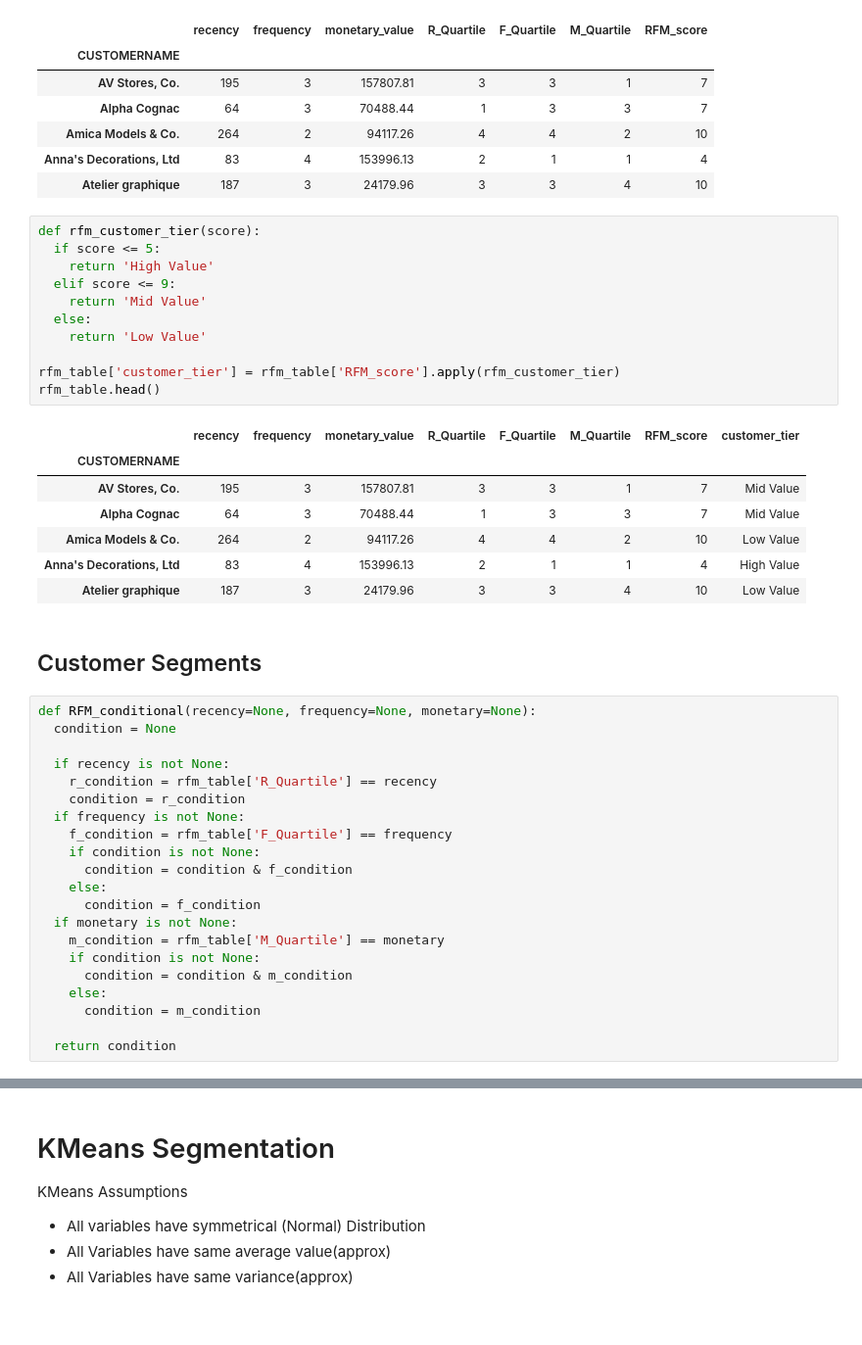
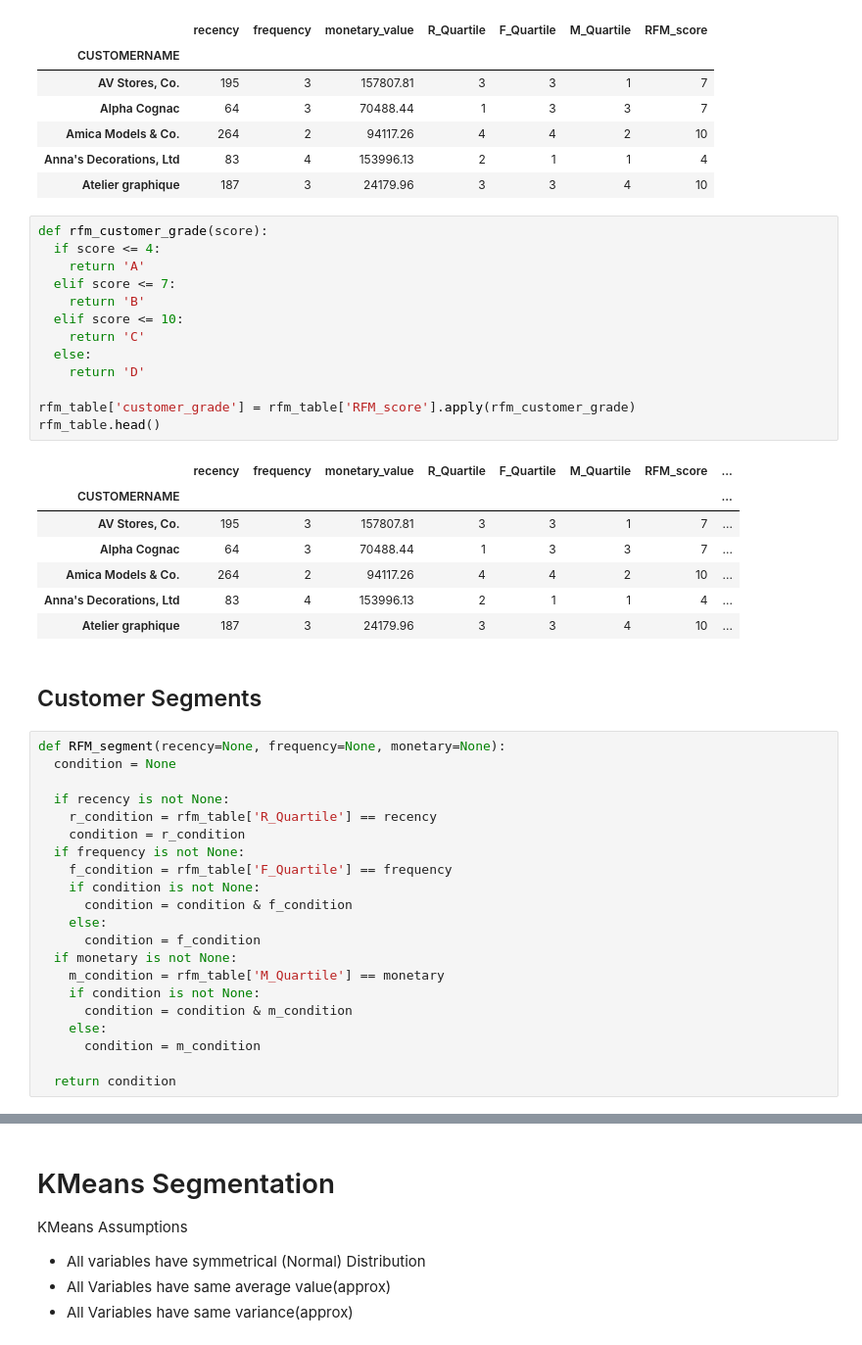
Before and after one commit to bundickm/Sales-Analysis-and-Dashboard, a Jupyter notebook: RFM_Analysis.ipynb, the cells around one changed output, grey strips where cells are left out. Shown: that part at 98% size. Saved outputs shown, nothing was run; the diff lists cells and outputs as text.

```diff
--- a/RFM_Analysis.ipynb
+++ b/RFM_Analysis.ipynb
@@ -149,28 +168,30 @@ rfm_table.head()
 | Anna's Decorations, Ltd | 83 | 4 | 153996.13 | 2 | 1 | 1 | 4 |
 | Atelier graphique | 187 | 3 | 24179.96 | 3 | 3 | 4 | 10 |
 # %%
-def rfm_customer_tier(score):
-  if score <= 5:
-    return 'High Value'
-  elif score <= 9:
-    return 'Mid Value'
+def rfm_customer_grade(score):
+  if score <= 4:
+    return 'A'
+  elif score <= 7:
+    return 'B'
+  elif score <= 10:
+    return 'C'
   else:
-    return 'Low Value'
+    return 'D'
 
-rfm_table['customer_tier'] = rfm_table['RFM_score'].apply(rfm_customer_tier)
+rfm_table['customer_grade'] = rfm_table['RFM_score'].apply(rfm_customer_grade)
 rfm_table.head()
 # %% [output]
-|  | recency | frequency | monetary_value | R_Quartile | F_Quartile | M_Quartile | RFM_score | customer_tier |
-| CUSTOMERNAME |  |  |  |  |  |  |  |  |
-| AV Stores, Co. | 195 | 3 | 157807.81 | 3 | 3 | 1 | 7 | Mid Value |
-| Alpha Cognac | 64 | 3 | 70488.44 | 1 | 3 | 3 | 7 | Mid Value |
-| Amica Models & Co. | 264 | 2 | 94117.26 | 4 | 4 | 2 | 10 | Low Value |
-| Anna's Decorations, Ltd | 83 | 4 | 153996.13 | 2 | 1 | 1 | 4 | High Value |
-| Atelier graphique | 187 | 3 | 24179.96 | 3 | 3 | 4 | 10 | Low Value |
+|  | recency | frequency | monetary_value | R_Quartile | F_Quartile | M_Quartile | RFM_score | ... |
+| CUSTOMERNAME |  |  |  |  |  |  |  | ... |
+| AV Stores, Co. | 195 | 3 | 157807.81 | 3 | 3 | 1 | 7 | ... |
+| Alpha Cognac | 64 | 3 | 70488.44 | 1 | 3 | 3 | 7 | ... |
+| Amica Models & Co. | 264 | 2 | 94117.26 | 4 | 4 | 2 | 10 | ... |
+| Anna's Decorations, Ltd | 83 | 4 | 153996.13 | 2 | 1 | 1 | 4 | ... |
+| Atelier graphique | 187 | 3 | 24179.96 | 3 | 3 | 4 | 10 | ... |
 # %% [markdown]
 ## Customer Segments
 # %%
-def RFM_conditional(recency=None, frequency=None, monetary=None):
+def RFM_segment(recency=None, frequency=None, monetary=None):
   condition = None
 
   if recency is not None:
```
Also changed, not shown: parts of 21 cells of this notebook.
